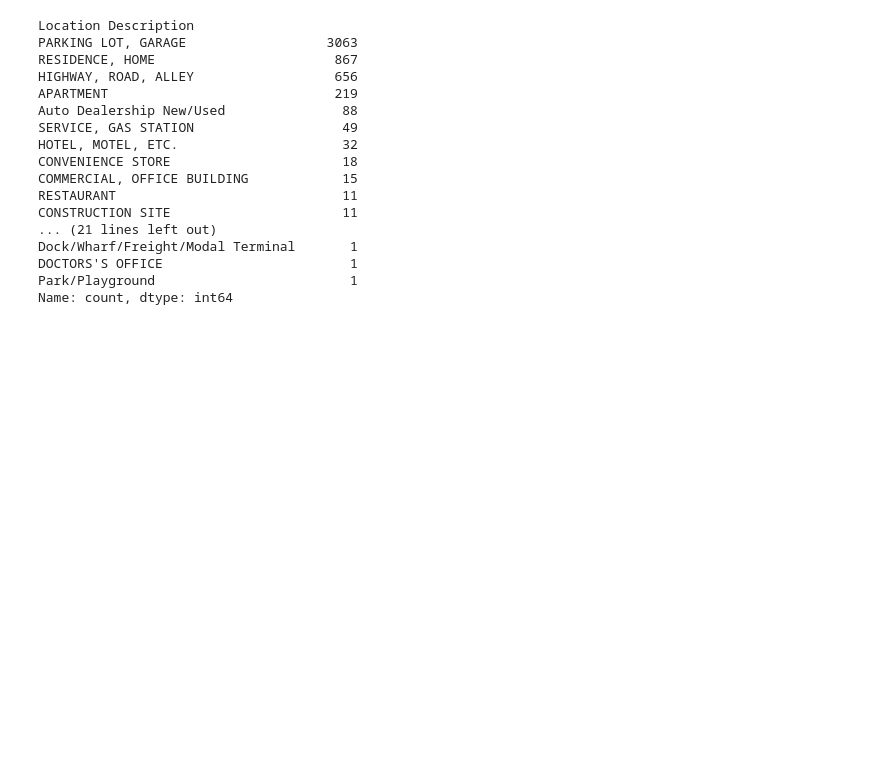
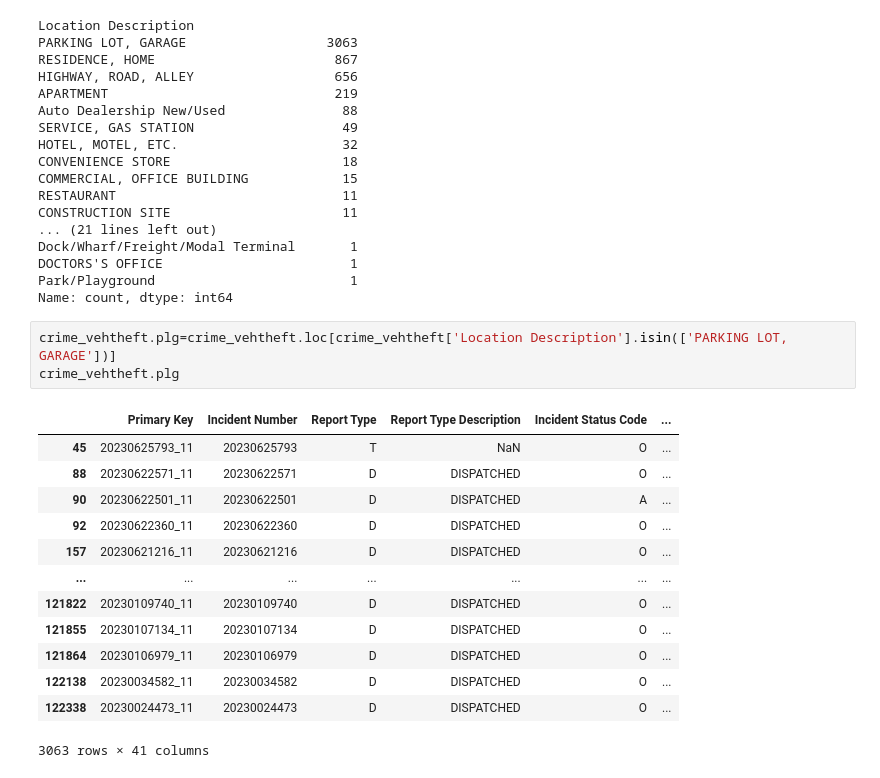
Before and after one commit to antoinette-anderson/Corrolation-between-Nashville-Crime-and-the-Temperature, a Jupyter notebook: notebook/Capstone_Notebook.ipynb, the cells around one changed output. Drawn from its saved outputs; the diff is of its cells as text; blank space fills up the shorter version.

```diff
--- a/notebook/Capstone_Notebook.ipynb
+++ b/notebook/Capstone_Notebook.ipynb
@@ -980,3 +980,20 @@ Dock/Wharf/Freight/Modal Terminal       1
 DOCTORS'S OFFICE                        1
 Park/Playground                         1
 Name: count, dtype: int64
+# %%
+crime_vehtheft.plg=crime_vehtheft.loc[crime_vehtheft['Location Description'].isin(['PARKING LOT, GARAGE'])]
+crime_vehtheft.plg
+# %% [output]
+|  | Primary Key | Incident Number | Report Type | Report Type Description | Incident Status Code | ... |
+| 45 | 20230625793_11 | 20230625793 | T | NaN | O | ... |
+| 88 | 20230622571_11 | 20230622571 | D | DISPATCHED | O | ... |
+| 90 | 20230622501_11 | 20230622501 | D | DISPATCHED | A | ... |
+| 92 | 20230622360_11 | 20230622360 | D | DISPATCHED | O | ... |
+| 157 | 20230621216_11 | 20230621216 | D | DISPATCHED | O | ... |
+| ... | ... | ... | ... | ... | ... | ... |
+| 121822 | 20230109740_11 | 20230109740 | D | DISPATCHED | O | ... |
+| 121855 | 20230107134_11 | 20230107134 | D | DISPATCHED | O | ... |
+| 121864 | 20230106979_11 | 20230106979 | D | DISPATCHED | O | ... |
+| 122138 | 20230034582_11 | 20230034582 | D | DISPATCHED | O | ... |
+| 122338 | 20230024473_11 | 20230024473 | D | DISPATCHED | O | ... |
+3063 rows × 41 columns
```
Also changed, not shown: parts of 61 cells of this notebook.
